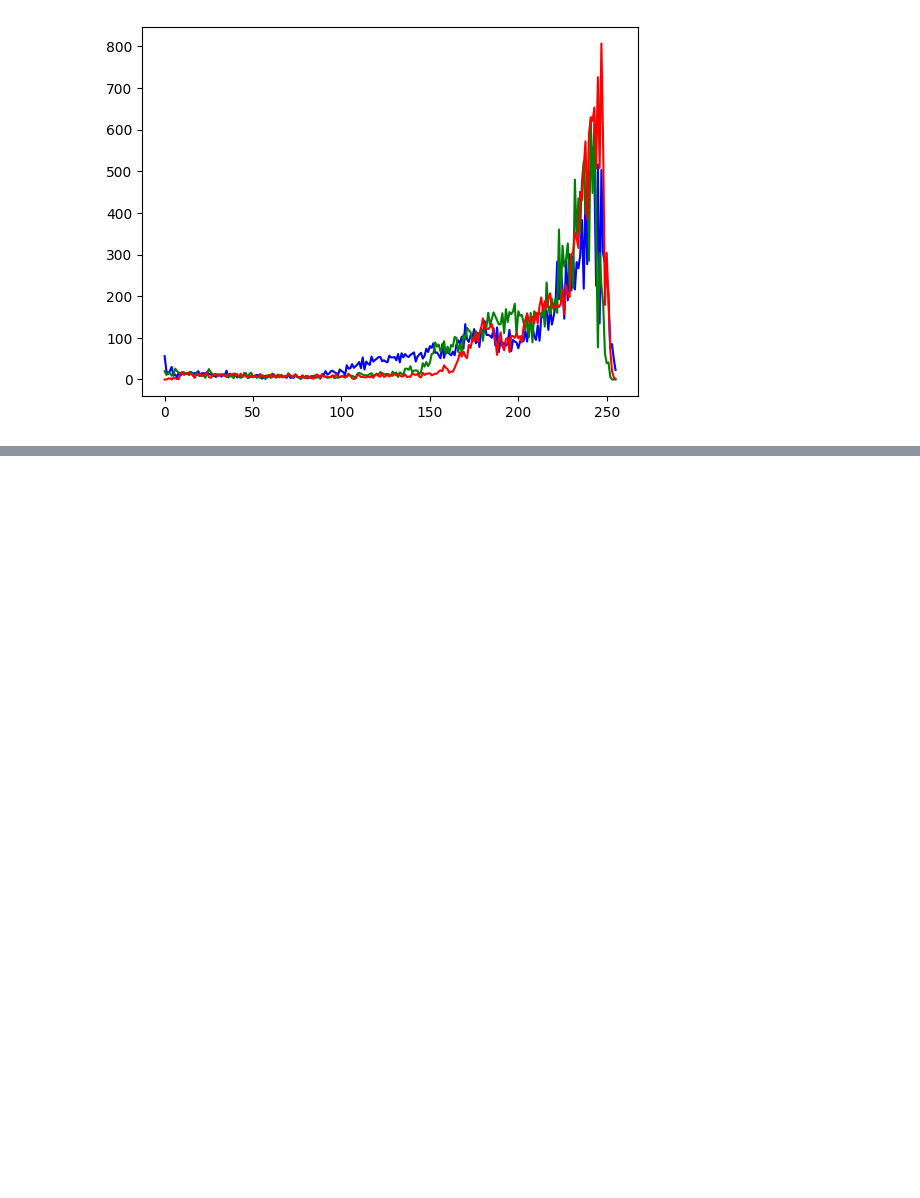
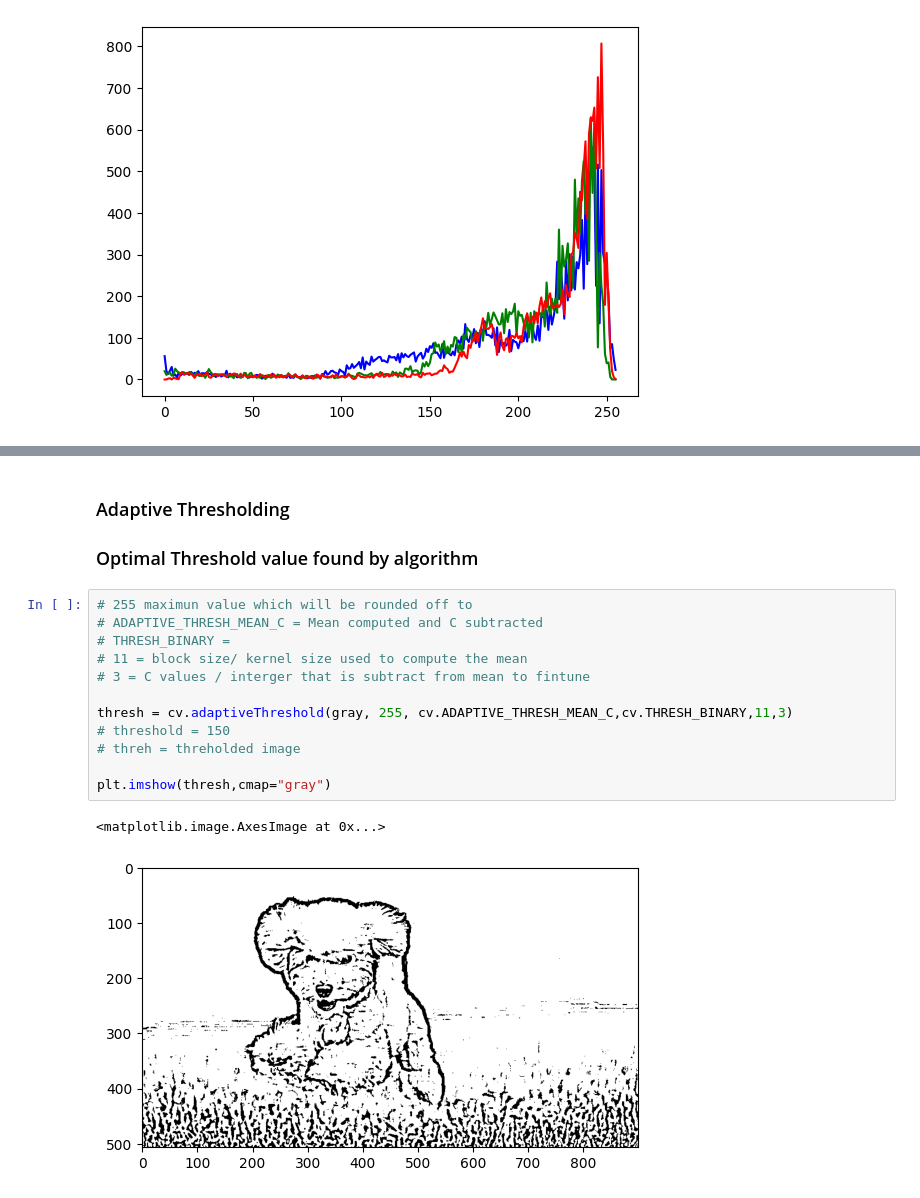
Before and after one commit to hamzak11111/ML-DL_Models, a Jupyter notebook: Computer_Vision/opencv_advanced(2).ipynb, the cells around one changed output, grey strips where cells are left out. Saved outputs shown, nothing was run; the diff lists cells and outputs as text; blank space fills up the shorter version.

```diff
--- a/Computer_Vision/opencv_advanced(2).ipynb
+++ b/Computer_Vision/opencv_advanced(2).ipynb
@@ -87,0 +115,18 @@ plt.show()
+# %% [markdown]
+### Adaptive Thresholding
+### Optimal Threshold value found by algorithm
+# %%
+# 255 maximun value which will be rounded off to
+# ADAPTIVE_THRESH_MEAN_C = Mean computed and C subtracted
+# THRESH_BINARY =
+# 11 = block size/ kernel size used to compute the mean
+# 3 = C values / interger that is subtract from mean to fintune
+
+thresh = cv.adaptiveThreshold(gray, 255, cv.ADAPTIVE_THRESH_MEAN_C,cv.THRESH_BINARY,11,3)
+# threshold = 150
+# threh = threholded image
+
+plt.imshow(thresh,cmap="gray")
+# %% [output]
+<matplotlib.image.AxesImage at 0x...>
+[figure, added]
```
Also changed, not shown: parts of 22 cells of this notebook.
